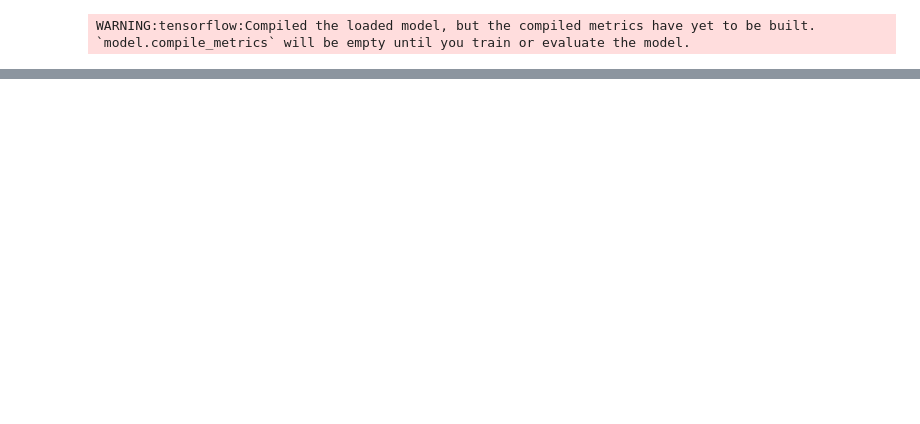
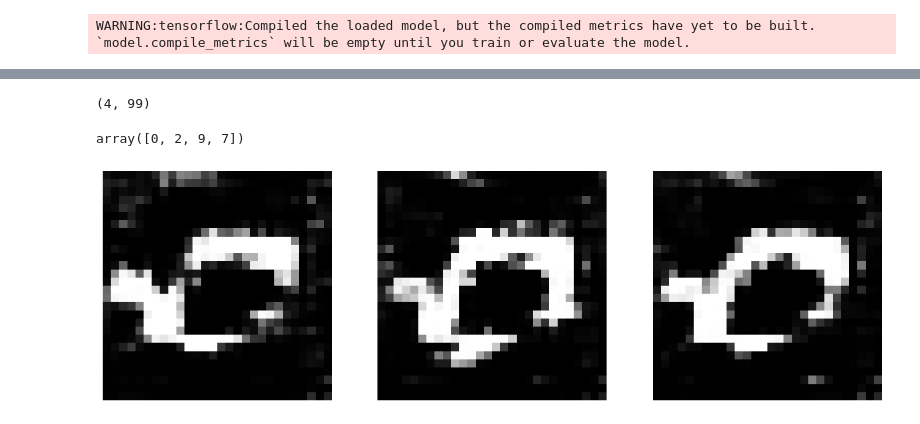
Before and after one commit to Khanhnvtb/Text-to-image, a Jupyter notebook: training.ipynb, the cells around one changed output, grey strips where cells are left out. Drawn from its saved outputs; the diff is of its cells as text; code cells hidden in the pictures; blank space fills up the shorter version.

```diff
--- a/training.ipynb
+++ b/training.ipynb
@@ -269,0 +294,3 @@ for i in range(10):
+# %%
+df = pd.read_excel('data.xlsx')
+df
@@ -269,0 +315,4 @@ for i in range(10):
+# %%
+for i in range(len(df)):
+    df['content'][i] = ViTokenizer.tokenize(df['content'][i])
+df.head()
@@ -269,0 +376,9 @@ for i in range(10):
+# %%
+x_test = vectorization.transform(x_test['content'])
+x_test.shape
+# %% [output]
+(4, 99)
+# %%
+model.predict(x_test)
+# %% [output]
+array([0, 2, 9, 7])
@@ -269,0 +420,15 @@ for i in range(10):
+# %%
+def show_images(images):
+    plt.figure(figsize=(15, 5))  # Điều chỉnh kích thước lưới hình ảnh
+
+    for i, image in enumerate(images):
+        plt.subplot(1, len(images), i + 1)  # Dòng, cột, vị trí thứ i+1
+        plt.imshow(image, cmap='gray')  # Hiển thị hình ảnh
+        plt.axis('off')  # Tắt trục x, y
+
+    plt.show()
+# %%
+images = text_to_image(gan_model, rf_model, vectorizer, 'số tự nhiên nhỏ nhất', 3)
+show_images(images)
+# %% [output]
+[figure, added]
```
Also changed, not shown: parts of 17 cells of this notebook, 3 other files.
